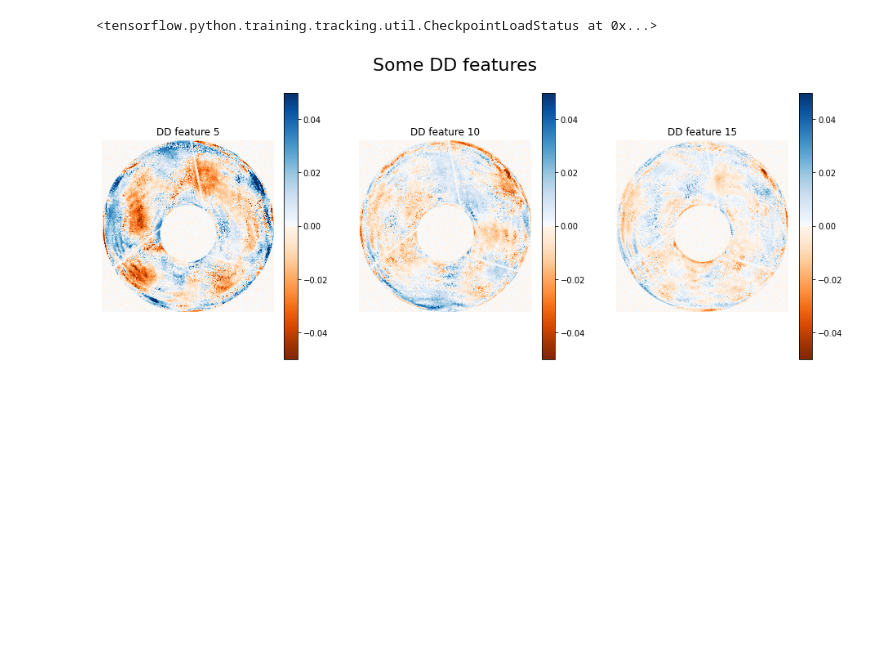
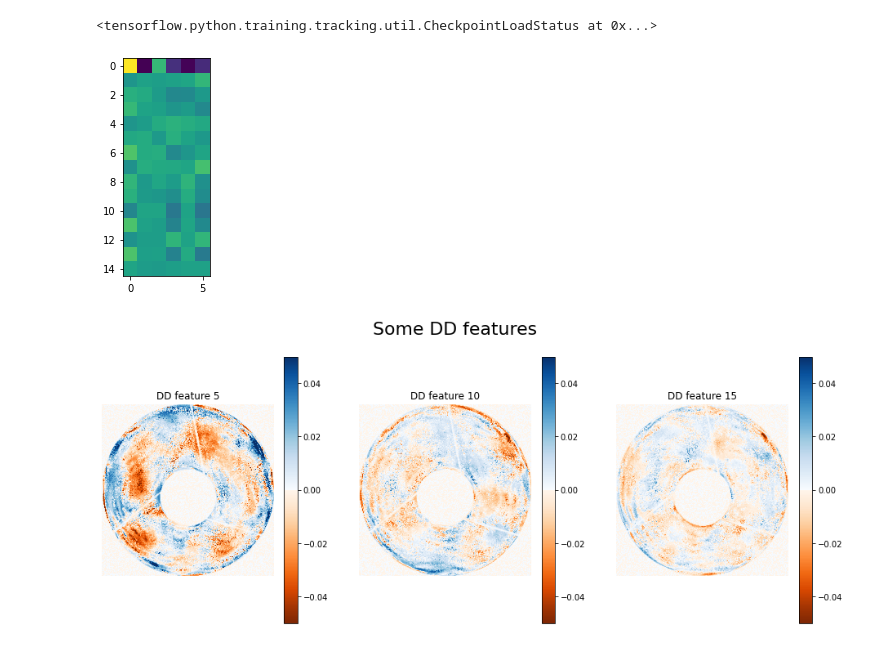
Before and after one commit to tobias-liaudat/wf-SEDs, a Jupyter notebook: projected_learning/notebooks/test_projection.ipynb, the cells around one changed output. Cells and saved outputs as stored; diff of their text form; code cells hidden in the pictures; blank space fills up the shorter version.

```diff
--- a/projected_learning/notebooks/test_projection.ipynb
+++ b/projected_learning/notebooks/test_projection.ipynb
@@ -128,6 +128,11 @@ weights_paths = args['chkp_save_path']
 tf_semiparam_field.load_weights(weights_paths)
 # %% [output]
 <tensorflow.python.training.tracking.util.CheckpointLoadStatus at 0x...>
+# %%
+plt.imshow(tf_semiparam_field.tf_poly_Z_field.coeff_mat)
+plt.show()
+# %% [output]
+[figure, added]
 # %%
 fig, ax = plt.subplots(1, 3, figsize=(16,6), facecolor='white')
 fig.suptitle('Some DD features', fontsize=22)
```
Also changed, not shown: parts of 8 cells of this notebook.
